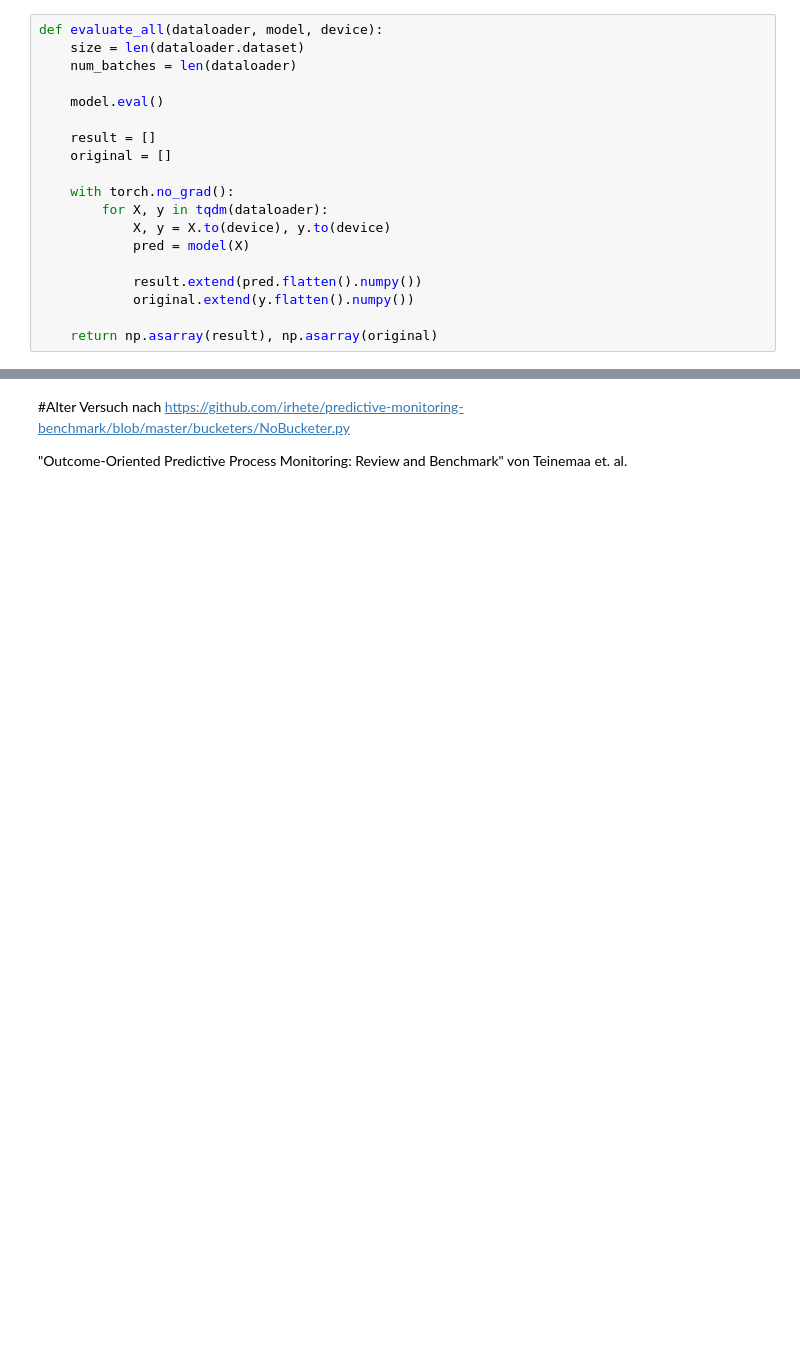
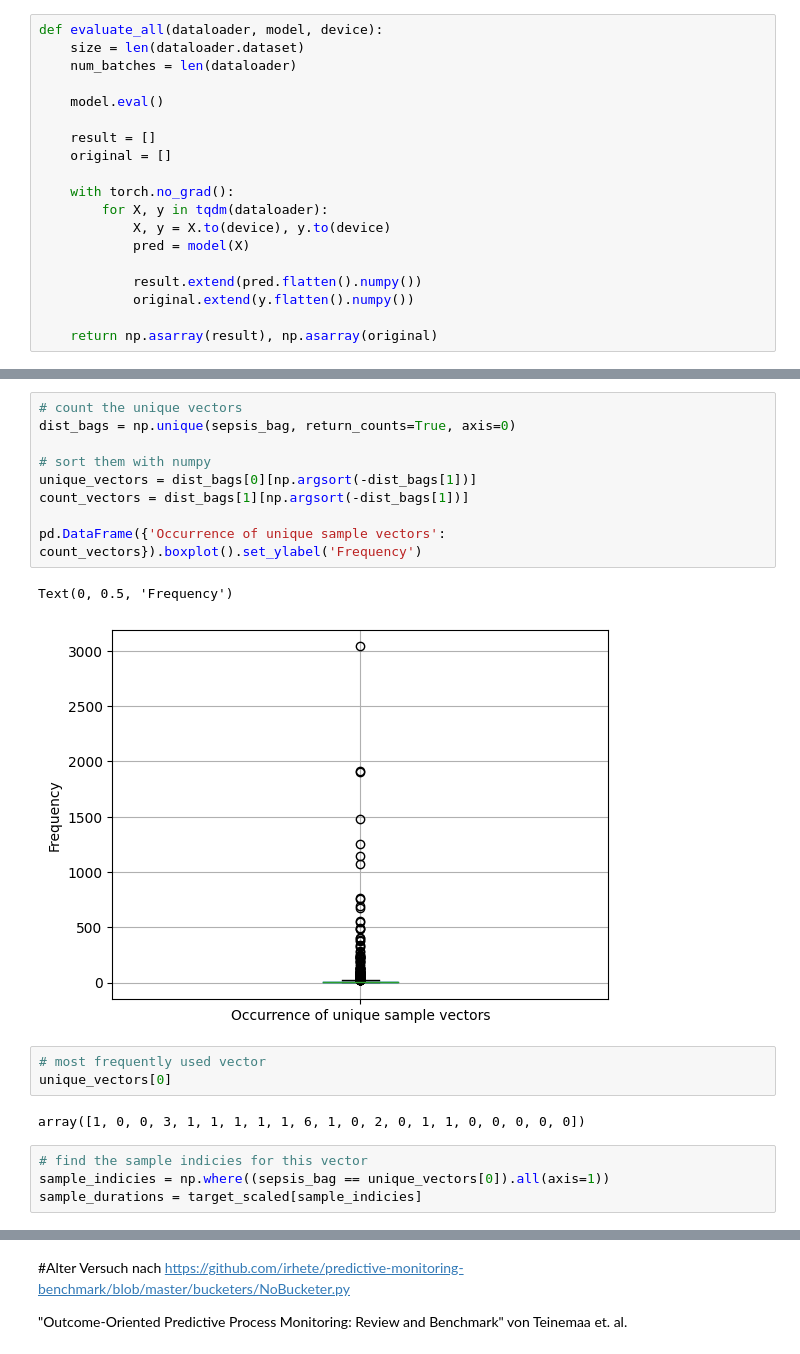
Before and after one commit to awitz23/master_thesis, a Jupyter notebook: Prototyp.ipynb, the cells around one changed output, grey strips where cells are left out. Cells and saved outputs as stored; diff of their text form; blank space fills up the shorter version.

```diff
--- a/Prototyp.ipynb
+++ b/Prototyp.ipynb
@@ -435,0 +594,21 @@ target_scaled = scaler_y.fit_transform(sepsis_returns.reshape(-1, 1))
+# %%
+# count the unique vectors
+dist_bags = np.unique(sepsis_bag, return_counts=True, axis=0)
+
+# sort them with numpy
+unique_vectors = dist_bags[0][np.argsort(-dist_bags[1])]
+count_vectors = dist_bags[1][np.argsort(-dist_bags[1])]
+
+pd.DataFrame({'Occurrence of unique sample vectors': count_vectors}).boxplot().set_ylabel('Frequency')
+# %% [output]
+Text(0, 0.5, 'Frequency')
+[figure, added]
+# %%
+# most frequently used vector
+unique_vectors[0]
+# %% [output]
+array([1, 0, 0, 3, 1, 1, 1, 1, 1, 6, 1, 0, 2, 0, 1, 1, 0, 0, 0, 0, 0])
+# %%
+# find the sample indicies for this vector
+sample_indicies = np.where((sepsis_bag == unique_vectors[0]).all(axis=1))
+sample_durations = target_scaled[sample_indicies]
```
Also changed, not shown: parts of 25 cells of this notebook.
